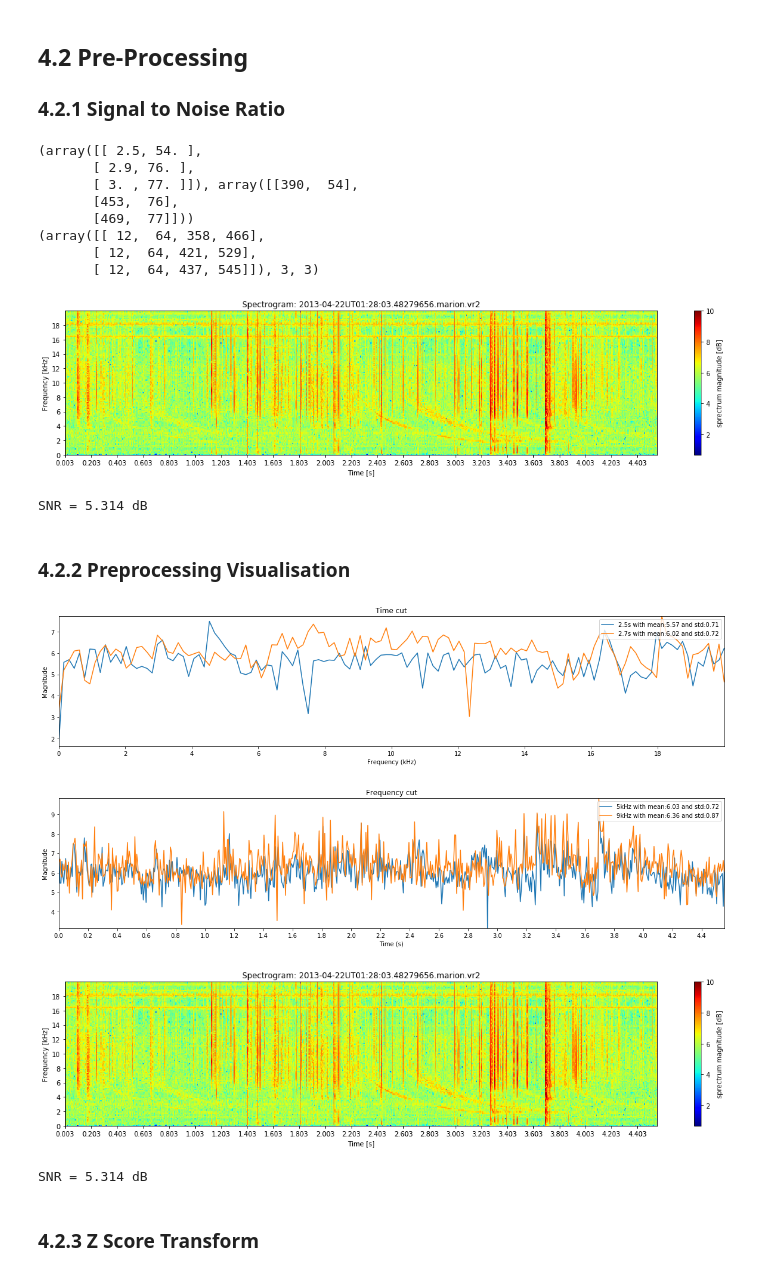
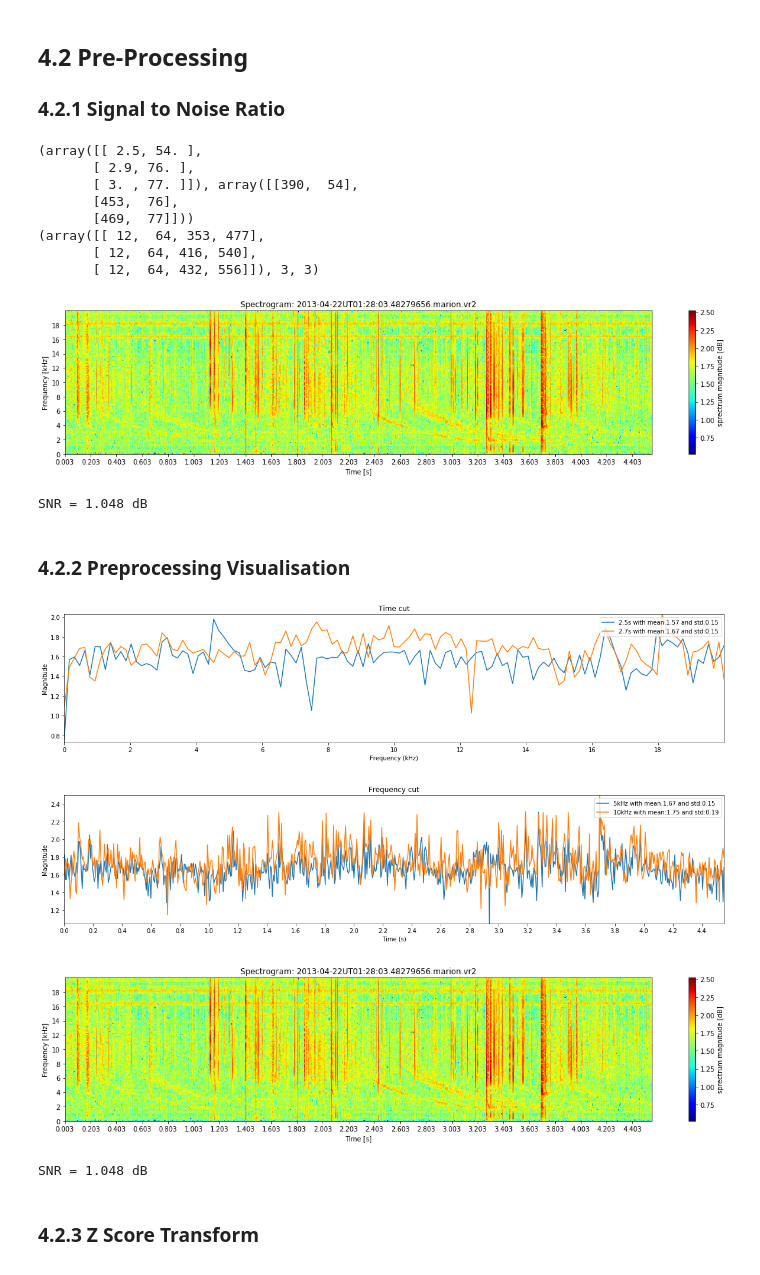
Before and after one commit to Kojey/MSc-whistler-waves-detector, a Jupyter notebook: ipy/report/chapter4_2.ipynb, the cells around one changed output. Cells and saved outputs as stored; diff of their text form; code cells hidden in the pictures.

```diff
--- a/ipy/report/chapter4_2.ipynb
+++ b/ipy/report/chapter4_2.ipynb
@@ -38,7 +38,8 @@ print(sample.awda_whistlers(time_err=time_err))
 print(sample.cuts(cut_freq=freq_range[1]-freq_range[0], cut_freq_min=freq_range[0], time_err=time_err, noise=False))
 freq_size = 4
 size = (freq_size*sample.get_time_freq_ratio(dec=2), freq_size)
-sample.apply_min_max_scale(0,10)
+scale_mean,scale_std,scale = 1.448, 0.268, 4
+sample.apply_min_max_scale(scale_mean-scale*scale_std,scale_mean+scale*scale_std)
 sample.spectrogram_plot(figsize=size, xlabel='Time [s]', ylabel='Frequency [kHz]',zlabel='sprectrum magnitude [dB]',
                            xaxis=True, yaxis=True, ticks=[0.2,2],
                            title="Spectrogram: "+sample.get_file(), cmap='jet', cmap_show=True)
@@ -49,29 +50,30 @@ print('SNR = %.3f dB'%sample.snr())
        [ 3. , 77. ]]), array([[390,  54],
        [453,  76],
        [469,  77]]))
-(array([[ 12,  64, 358, 466],
-       [ 12,  64, 421, 529],
-       [ 12,  64, 437, 545]]), 3, 3)
+(array([[ 12,  64, 353, 477],
+       [ 12,  64, 416, 540],
+       [ 12,  64, 432, 556]]), 3, 3)
-[figure, old version]
+[figure, new version]
-SNR = 5.314 dB
+SNR = 1.048 dB
 # %% [markdown]
 ### 4.2.2 Preprocessing Visualisation
 # %%
 time = [2.5,2.7]
-freq = [5,9]
+freq = [5,10]
 sample.spectrogram_with_axis()
-sample.apply_min_max_scale(0,10)
+scale_mean,scale_std,scale = 1.448, 0.268, 4
+sample.apply_min_max_scale(scale_mean-scale*scale_std,scale_mean+scale*scale_std)
 _ = sample.spectrogram_time_cut_plot(time=time, figsize=size, title='Time cut', legend=[str(t)+'s' for t in time], stats=True, legend_loc='upper right')
 _ = sample.spectrogram_freq_cut_plot(freq=freq, figsize=size, title='Frequency cut', legend=[str(f)+'kHz' for f in freq], stats=True, legend_loc='upper right')
 sample.spectrogram_plot(figsize=size, xlabel='Time [s]', ylabel='Frequency [kHz]',zlabel='sprectrum magnitude [dB]',
                            xaxis=True, yaxis=True, ticks=[0.2,2],
                            title="Spectrogram: "+sample.get_file(), cmap='jet', cmap_show=True)
 print('SNR = %.3f dB'%sample.snr())
 # %% [output]
-[figure, old version]
+[figure, new version]
-[figure, old version]
+[figure, new version]
-[figure, old version]
+[figure, new version]
-SNR = 5.314 dB
+SNR = 1.048 dB
 # %% [markdown]
 ### 4.2.3 Z Score Transform
 # %%
```
Also changed, not shown: parts of 8 cells of this notebook, 1 other file.
